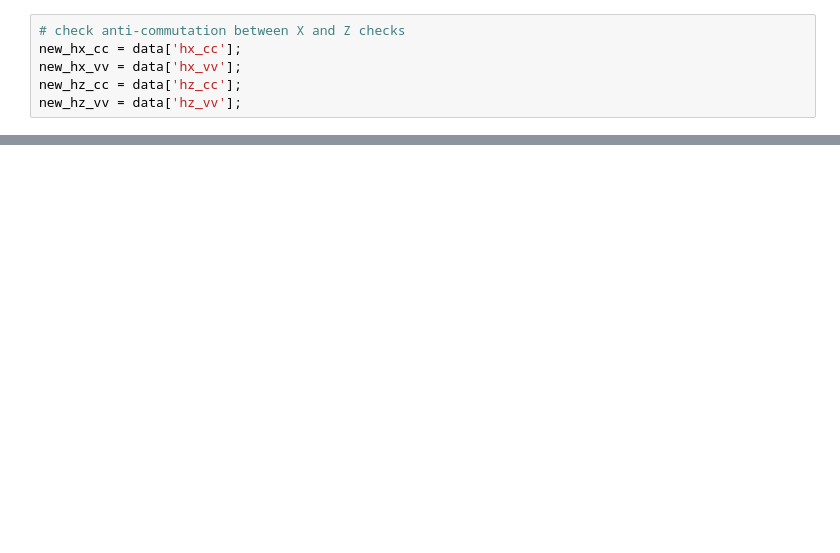
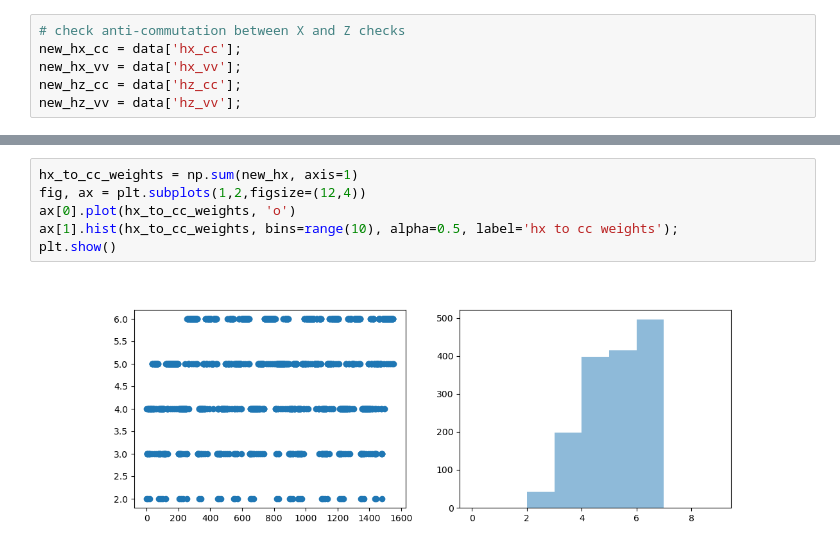
Before and after one commit to Rosetta-Tan/aperiodic-codes, a Jupyter notebook: scripts/visualize_commutation_3d.ipynb, the cells around one changed output, grey strips where cells are left out. Saved outputs shown, nothing was run; the diff lists cells and outputs as text; blank space fills up the shorter version.

```diff
--- a/scripts/visualize_commutation_3d.ipynb
+++ b/scripts/visualize_commutation_3d.ipynb
@@ -107,0 +133,8 @@ array([   164,    165,    166, ..., 117489, 117531, 117532], dtype=uint64)
+# %%
+hx_to_cc_weights = np.sum(new_hx, axis=1)
+fig, ax = plt.subplots(1,2,figsize=(12,4))
+ax[0].plot(hx_to_cc_weights, 'o')
+ax[1].hist(hx_to_cc_weights, bins=range(10), alpha=0.5, label='hx to cc weights');
+plt.show()
+# %% [output]
+[figure, added]
```
Also changed, not shown: parts of 22 cells of this notebook, 6 other files.
